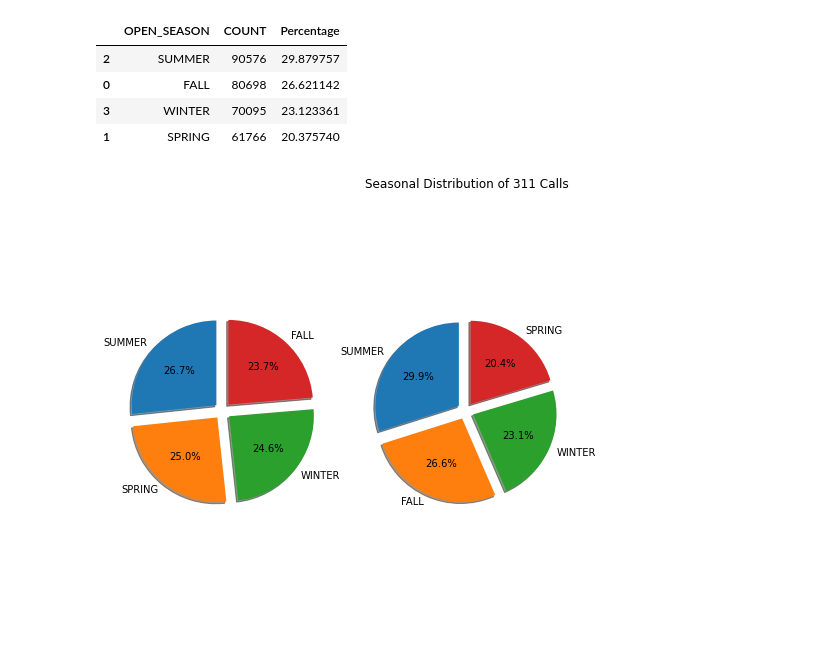
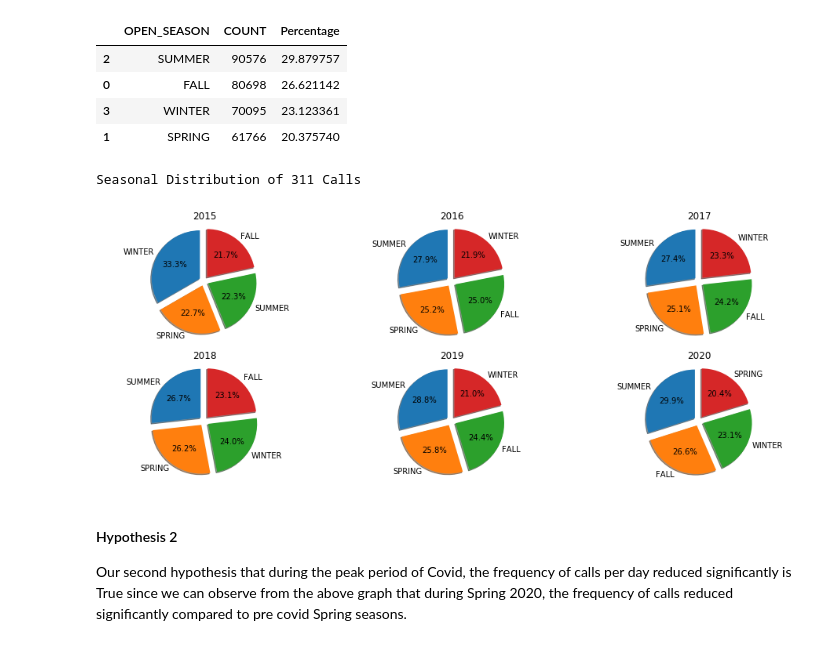
Before and after one commit to Cap10nem0/2021Fall_finals, a Jupyter notebook: 311_requests.ipynb, the cells around one changed output. Saved outputs shown, nothing was run; the diff lists cells and outputs as text; code cells hidden in the pictures.

```diff
--- a/311_requests.ipynb
+++ b/311_requests.ipynb
@@ -186,25 +235,3 @@ Complaints by Seasons during 2020-2021
 | 0 | FALL | 80698 | 26.621142 |
 | 3 | WINTER | 70095 | 23.123361 |
 | 1 | SPRING | 61766 | 20.375740 |
-# %%
-fig1, (pre_covid_season_plot,post_covid_season_plot) = plt.subplots(1,2,figsize=(8,8))
-
-# Pie chart, where the slices will be ordered and plotted counter-clockwise:
-labels = pre_covid_season['OPEN_SEASON']
-sizes = pre_covid_season['Percentage']
-explode = (0.1, 0.1, 0.1, 0.1)  # Seperates each slice of pie chart
-pre_covid_season_plot.pie(sizes, explode=explode, labels=labels, autopct='%1.1f%%',
-        shadow=True, startangle=90)
-pre_covid_season_plot.axis('equal')  # Draw pie plot as perfect circle with constant radii
-#pre_covid_season_plot.set_size_inches(4,4)
-
-labels = post_covid_season['OPEN_SEASON']
-sizes = post_covid_season['Percentage']
-explode = (0.1, 0.1, 0.1, 0.1)
-post_covid_season_plot.pie(sizes, explode=explode, labels=labels, autopct='%1.1f%%',
-        shadow=True, startangle=90)
-post_covid_season_plot.axis('equal')
-plt.title('Seasonal Distribution of 311 Calls')
-plt.show()
-# %% [output]
-[figure, removed]
@@ -229,0 +238,40 @@ resolution_time(post_covid_records)
+# %%
+records_by_year = {}
+for year in pre_covid_records['OPEN_DT'].dt.year.unique():
+    records_by_year[year] = pre_covid_records[pre_covid_records['OPEN_DT'].dt.year == year]
+
+for year in post_covid_records['OPEN_DT'].dt.year.unique():
+    records_by_year[year] = post_covid_records[post_covid_records['OPEN_DT'].dt.year == year]
+
+fig2, ((plot_2015, plot_2016, plot_2017), (plot_2018, plot_2019, plot_2020)) = plt.subplots(2,3,figsize=(16,6))
+
+def fill_plot(records, sub_plot, title):
+    labels = records['OPEN_SEASON']
+    sizes = records['Percentage']
+    explode = (0.1, 0.1, 0.1, 0.1)  # Seperates each slice of pie chart
+    sub_plot.pie(sizes, explode=explode, labels=labels, autopct='%1.1f%%', shadow=True, startangle=90)
+    sub_plot.axis('equal')  # Draw pie plot as perfect circle with constant radii
+    sub_plot.set_title(title)
+
+
+season_2015 = group_and_count(records_by_year[2015], 'OPEN_SEASON')
+fill_plot(season_2015, plot_2015, '2015')
+season_2016 = group_and_count(records_by_year[2016], 'OPEN_SEASON')
+fill_plot(season_2016, plot_2016, '2016')
+season_2017 = group_and_count(records_by_year[2017], 'OPEN_SEASON')
+fill_plot(season_2017, plot_2017, '2017')
+season_2018 = group_and_count(records_by_year[2018], 'OPEN_SEASON')
+fill_plot(season_2018, plot_2018, '2018')
+season_2019 = group_and_count(records_by_year[2019], 'OPEN_SEASON')
+fill_plot(season_2019, plot_2019, '2019')
+season_2020 = group_and_count(records_by_year[2020], 'OPEN_SEASON')
+fill_plot(season_2020, plot_2020, '2020')
+
+print('Seasonal Distribution of 311 Calls')
+plt.show()
+# %% [output]
+Seasonal Distribution of 311 Calls
+[figure, added]
+# %% [markdown]
+#### Hypothesis 2
+Our second hypothesis that during the peak period of Covid, the frequency of calls per day reduced significantly is True since we can observe from the above graph that during Spring 2020, the frequency of calls reduced significantly compared to pre covid Spring seasons.
```
Also changed, not shown: parts of 15 cells of this notebook.
